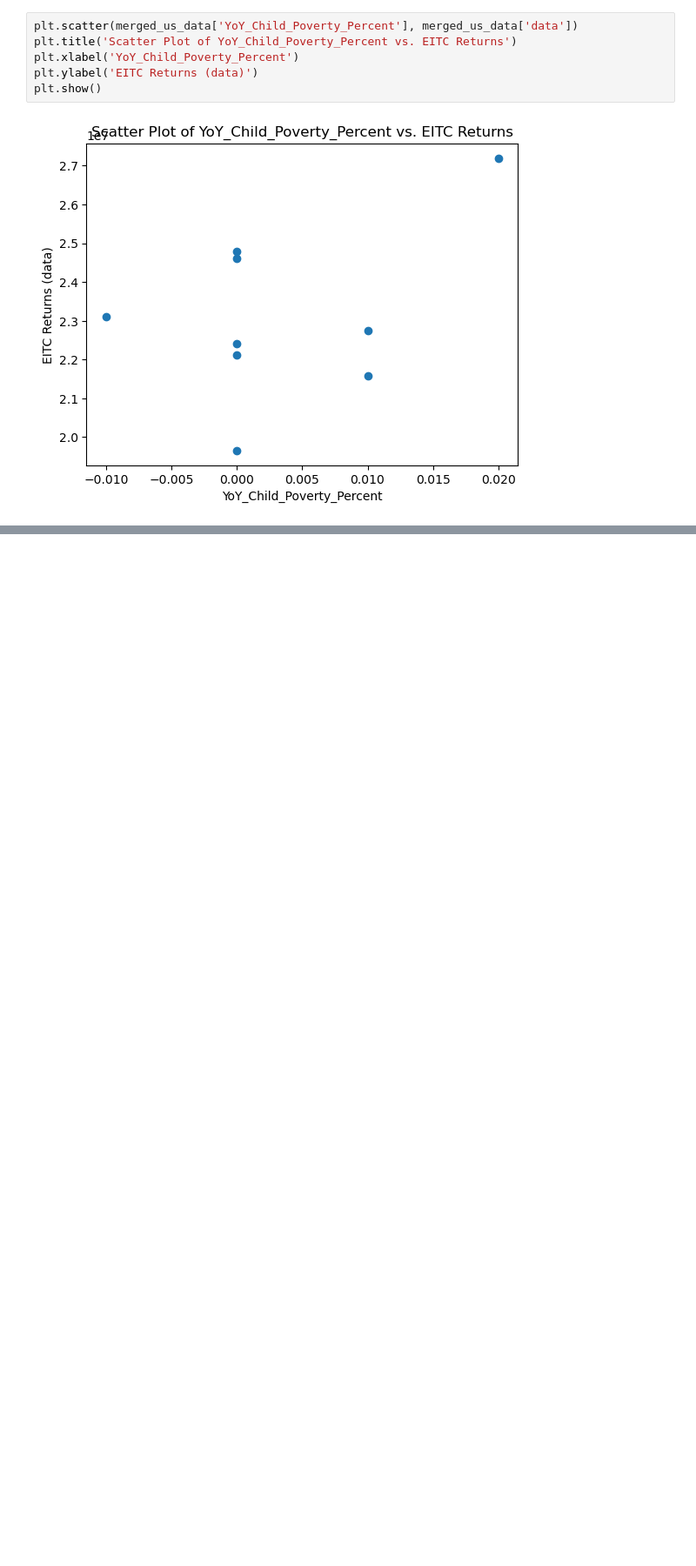
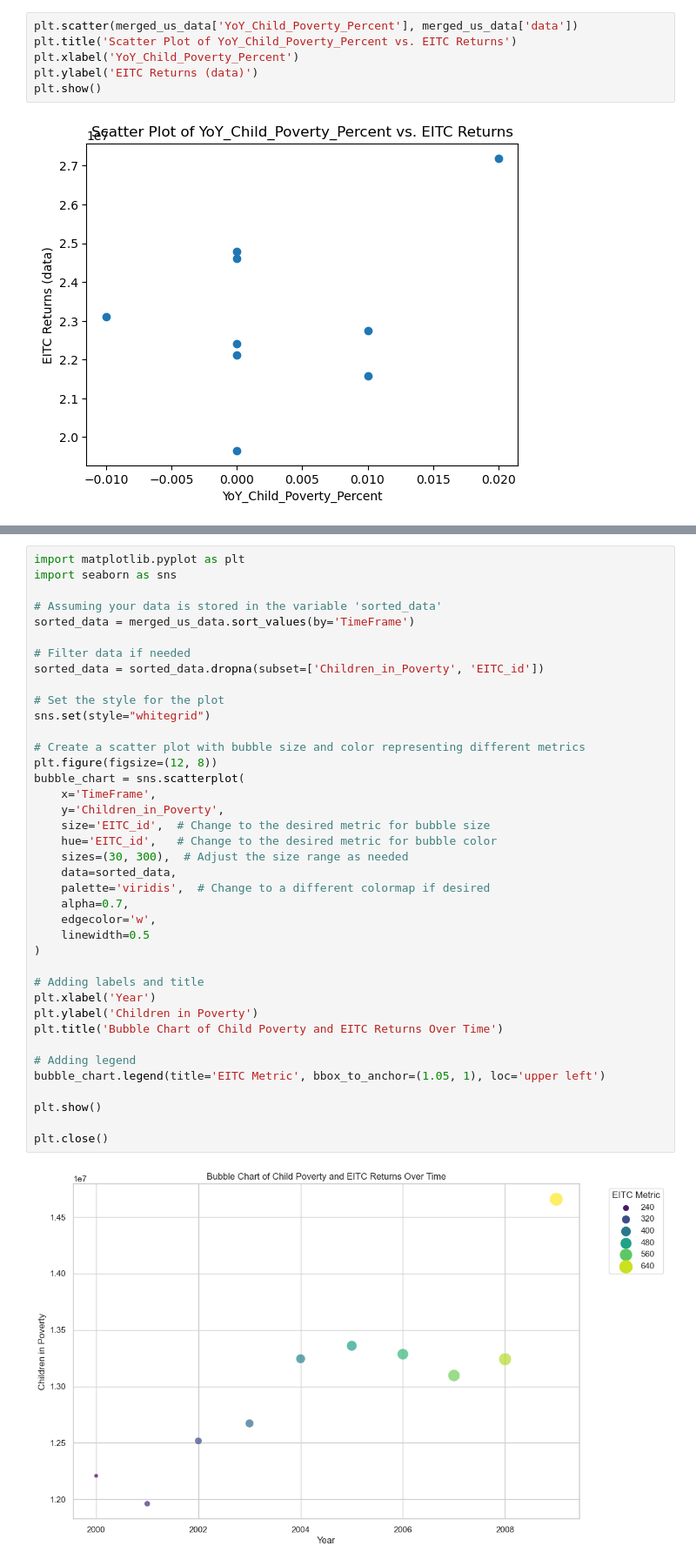
Before and after one commit to Olecxander/Viz_In_Practice, a Jupyter notebook: EITC_Analysis.ipynb, the cells around one changed output, grey strips where cells are left out. Shown: that part at 87% size. Drawn from its saved outputs; the diff is of its cells as text; blank space fills up the shorter version.

```diff
--- a/EITC_Analysis.ipynb
+++ b/EITC_Analysis.ipynb
@@ -345,0 +400,41 @@ plt.close()
+# %%
+import matplotlib.pyplot as plt
+import seaborn as sns
+
+# Assuming your data is stored in the variable 'sorted_data'
+sorted_data = merged_us_data.sort_values(by='TimeFrame')
+
+# Filter data if needed
+sorted_data = sorted_data.dropna(subset=['Children_in_Poverty', 'EITC_id'])
+
+# Set the style for the plot
+sns.set(style="whitegrid")
+
+# Create a scatter plot with bubble size and color representing different metrics
+plt.figure(figsize=(12, 8))
+bubble_chart = sns.scatterplot(
+    x='TimeFrame',
+    y='Children_in_Poverty',
+    size='EITC_id',  # Change to the desired metric for bubble size
+    hue='EITC_id',   # Change to the desired metric for bubble color
+    sizes=(30, 300),  # Adjust the size range as needed
+    data=sorted_data,
+    palette='viridis',  # Change to a different colormap if desired
+    alpha=0.7,
+    edgecolor='w',
+    linewidth=0.5
+)
+
+# Adding labels and title
+plt.xlabel('Year')
+plt.ylabel('Children in Poverty')
+plt.title('Bubble Chart of Child Poverty and EITC Returns Over Time')
+
+# Adding legend
+bubble_chart.legend(title='EITC Metric', bbox_to_anchor=(1.05, 1), loc='upper left')
+
+plt.show()
+
+plt.close()
+# %% [output]
+[figure, added]
```
Also changed, not shown: parts of 15 cells of this notebook, 13 other files.
